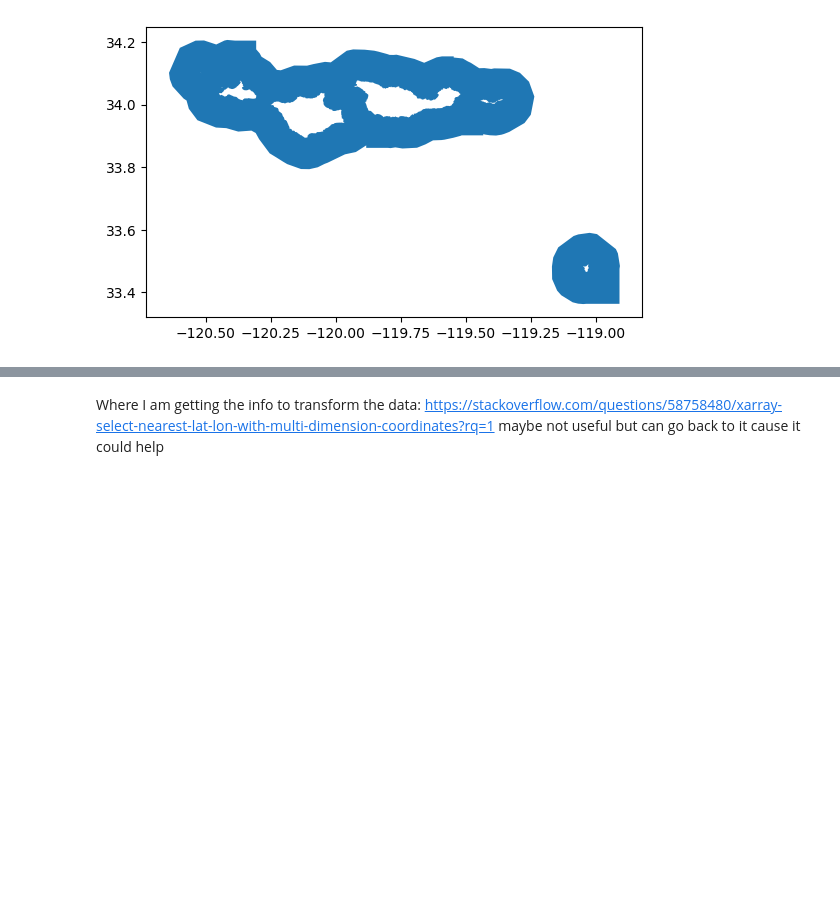
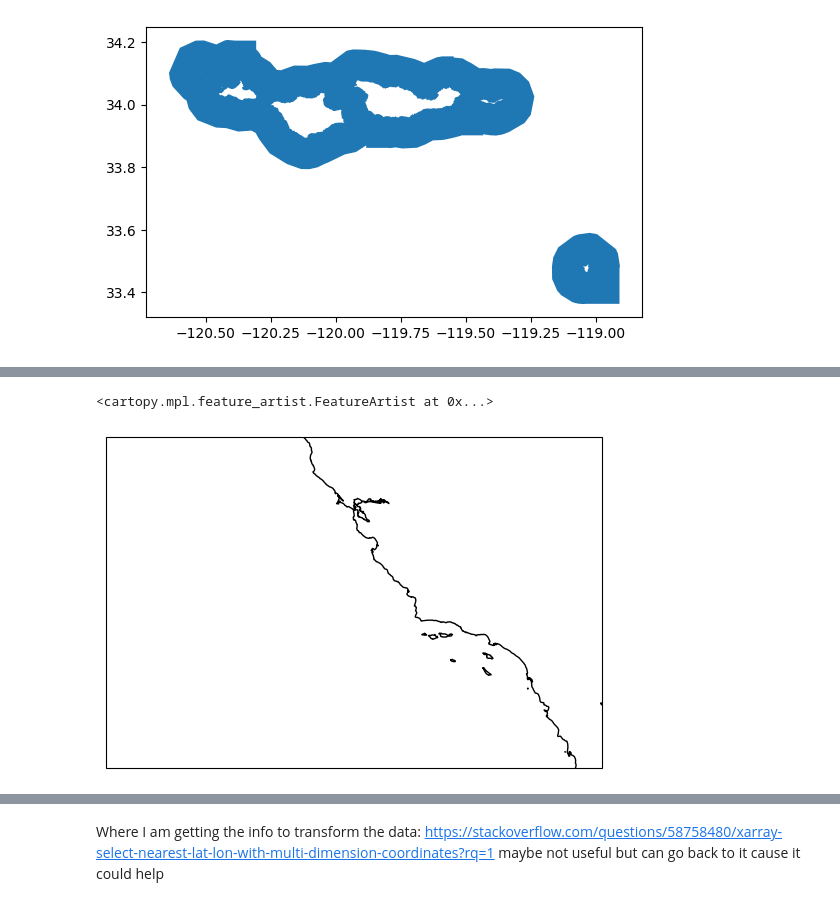
Before and after one commit to olleholt/toolkit, a Jupyter notebook: test_notebooks/Diana-scratch-patty-fiddle.ipynb, the cells around one changed output, grey strips where cells are left out. Saved outputs shown, nothing was run; the diff lists cells and outputs as text; code cells hidden in the pictures; blank space fills up the shorter version.

```diff
--- a/test_notebooks/Diana-scratch-patty-fiddle.ipynb
+++ b/test_notebooks/Diana-scratch-patty-fiddle.ipynb
@@ -287,0 +417,8 @@ Data variables:
+# %%
+plt.figure()
+ax = plt.axes(projection=ccrs.PlateCarree())
+ax.set_extent([-115,-130,30,40])
+ax.coastlines()
+# %% [output]
+<cartopy.mpl.feature_artist.FeatureArtist at 0x...>
+[figure, added]
```
Also changed, not shown: parts of 24 cells of this notebook, 4 other files.
